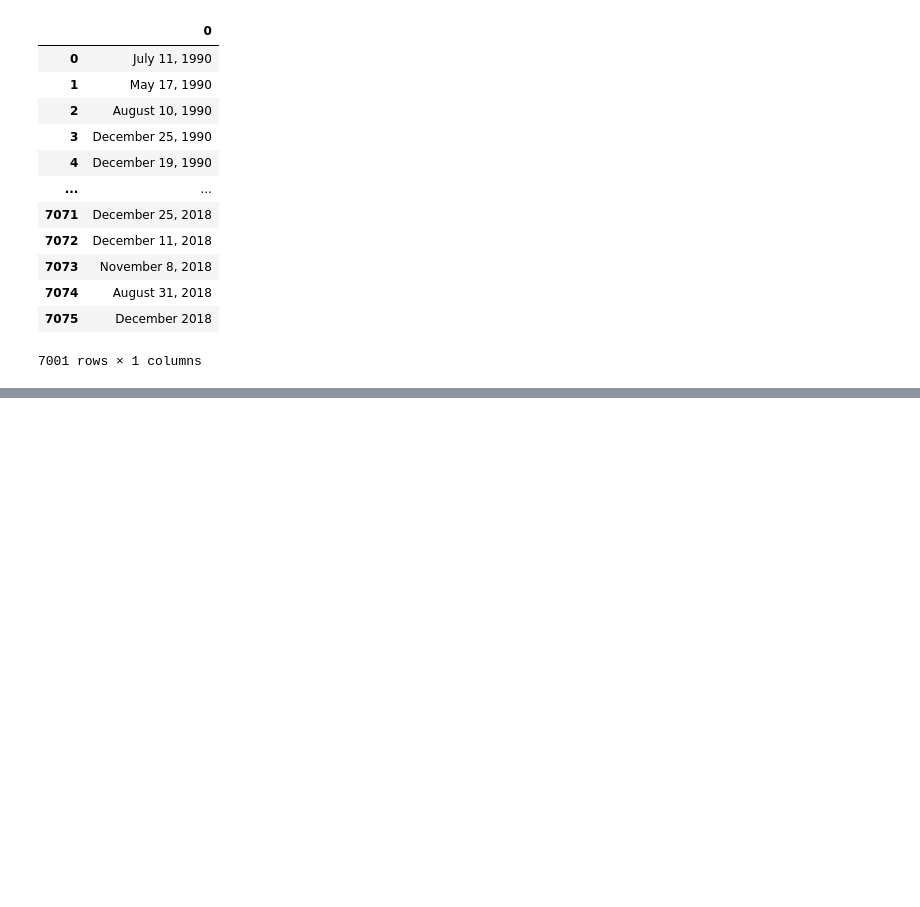
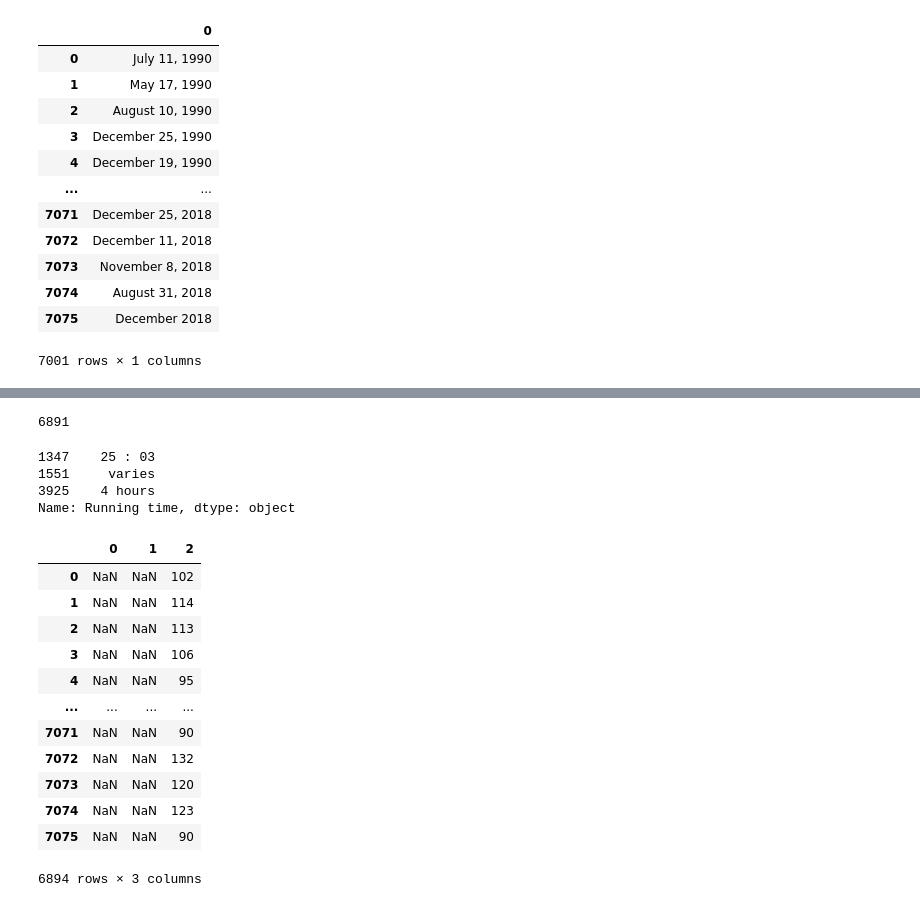
Before and after one commit to scottwesley31/Movies-ETL, a Jupyter notebook: data_extract.ipynb, the cells around one changed output, grey strips where cells are left out. Cells and saved outputs as stored; diff of their text form; code cells hidden in the pictures; blank space fills up the shorter version.

```diff
--- a/data_extract.ipynb
+++ b/data_extract.ipynb
@@ -795,3 +793,7 @@ release_date.str.extract(f'({date_form_one}|{date_form_two}|{date_form_three}|{d
 # %%
 # Use the built-in to_datetime() method in Pandas to convert the release_date values to datetime.
 wiki_movies_df['release_date'] = pd.to_datetime(release_date.str.extract(f'({date_form_one}|{date_form_two}|{date_form_three}|{date_form_four})')[0], infer_datetime_format=True)
+# %%
+# Make a variable that holds the non-null values of Running time in the DataFrame, converting lists to strings.
+running_time = wiki_movies_df['Running time'].dropna().apply(lambda x: ' '.join(x) if type(x) == list else x)
+running_time
@@ -797,0 +861,41 @@ wiki_movies_df['release_date'] = pd.to_datetime(release_date.str.extract(f'({dat
+# %%
+# Modify the str.contains() to relax the condition of patterns starting at the beginning of the string
+running_time.str.contains(r'\d*\s*m', flags=re.IGNORECASE, na=False).sum()
+# %% [output]
+6891
+# %%
+# See how the other entries look.
+running_time[running_time.str.contains(r'\d*\s*m', flags=re.IGNORECASE, na=False) != True]
+# %% [output]
+1347    25 : 03
+1551     varies
+3925    4 hours
+Name: Running time, dtype: object
+# %%
+# Match the hour + minute patterns
+# 1. Start with one or more digits.
+# 2. Have an optional space after the digit and before the letter "h."
+# 3. Capture all the possible abbreviations of "hour(s)." Make every letter in "hours" option except the "h."
+# 4. Have an optional space after the "hours" marker.
+# 5. Have an optional number of digits for minutes.
+# "\d+\s*ho?u?r?s?\s*\d*"
+
+# To only extract the digits, add capture groups. Add an alternating character to capture both forms
+#(hours + minutes OR 100 minutes)
+
+running_time_extract = running_time.str.extract(r'(\d+)\s*ho?u?r?s?\s*(\d*)|(\d+)\s*m')
+running_time_extract
+# %% [output]
+|  | 0 | 1 | 2 |
+| 0 | NaN | NaN | 102 |
+| 1 | NaN | NaN | 114 |
+| 2 | NaN | NaN | 113 |
+| 3 | NaN | NaN | 106 |
+| 4 | NaN | NaN | 95 |
+| ... | ... | ... | ... |
+| 7071 | NaN | NaN | 90 |
+| 7072 | NaN | NaN | 132 |
+| 7073 | NaN | NaN | 120 |
+| 7074 | NaN | NaN | 123 |
+| 7075 | NaN | NaN | 90 |
+6894 rows × 3 columns
```
Also changed, not shown: parts of 11 cells of this notebook.
